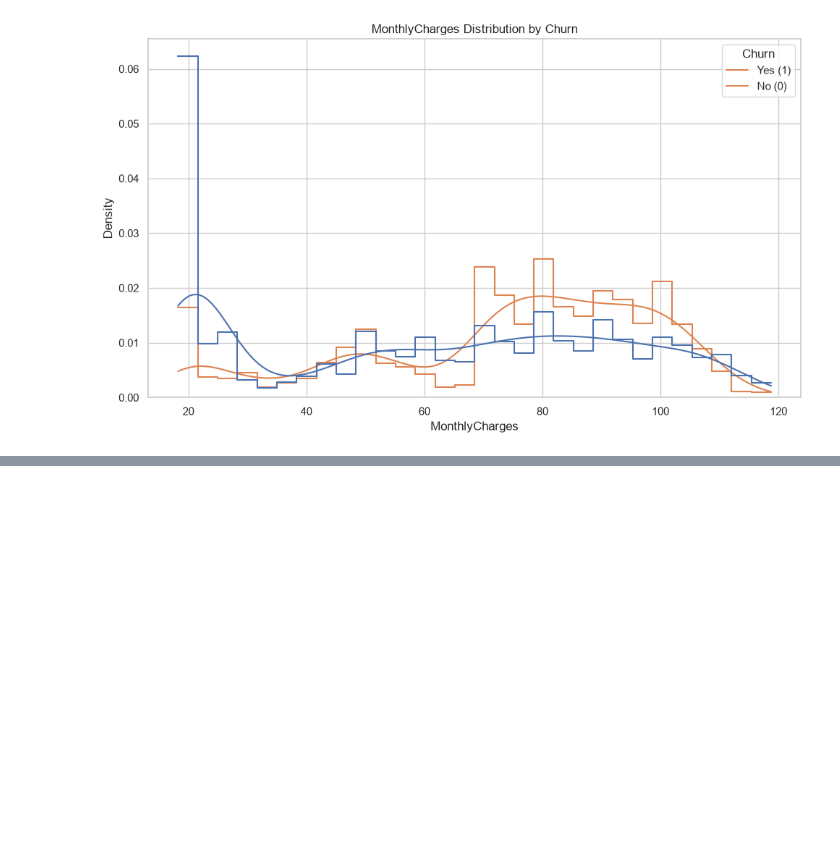
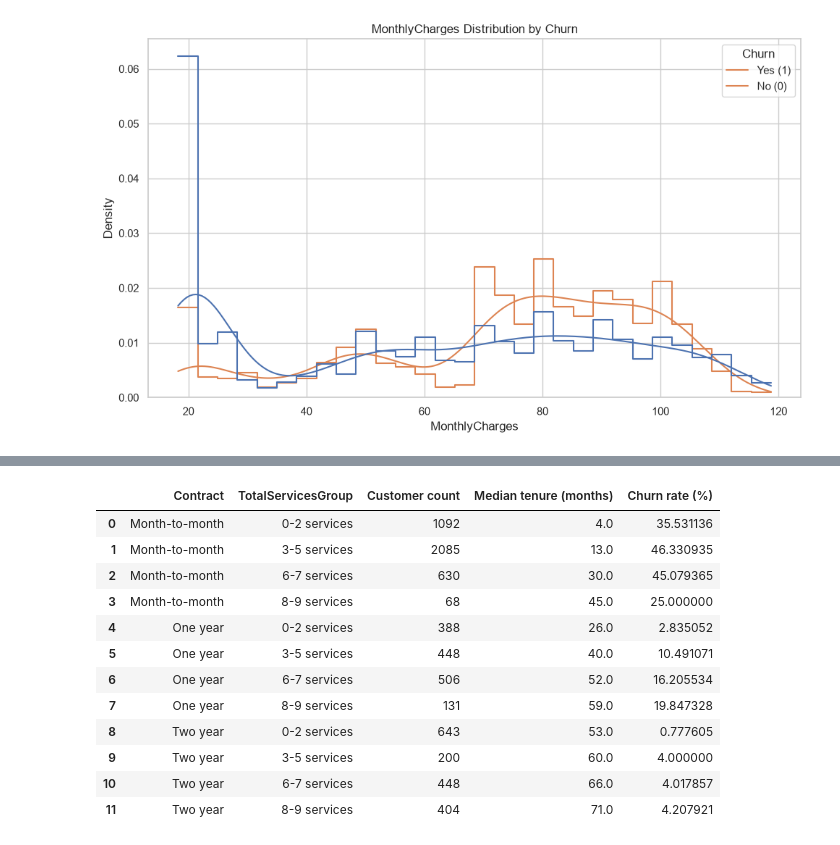
Before and after one commit to quoctuan1111/customer-churn-prediction, a Jupyter notebook: notebooks/02_eda.ipynb, the cells around one changed output, grey strips where cells are left out. Saved outputs shown, nothing was run; the diff lists cells and outputs as text; code cells hidden in the pictures; blank space fills up the shorter version.

```diff
--- a/notebooks/02_eda.ipynb
+++ b/notebooks/02_eda.ipynb
@@ -270,0 +363,34 @@ plt.show()
+# %%
+tenure_summary = (
+    analysis_df.groupby(["Contract", "TotalServicesGroup"], observed=False)
+    .agg(
+        **{
+            "Customer count": ("customerID", "size"),
+            "Median tenure (months)": ("tenure", "median"),
+        }
+    )
+    .reset_index()
+)
+
+tenure_churn_comparison = tenure_summary.merge(
+    contract_service_summary[["Contract", "TotalServicesGroup", "Churn rate (%)"]],
+    on=["Contract", "TotalServicesGroup"],
+    how="left",
+    validate="one_to_one",
+).sort_values(["Contract", "TotalServicesGroup"])
+
+display(tenure_churn_comparison)
+# %% [output]
+|  | Contract | TotalServicesGroup | Customer count | Median tenure (months) | Churn rate (%) |
+| 0 | Month-to-month | 0-2 services | 1092 | 4.0 | 35.531136 |
+| 1 | Month-to-month | 3-5 services | 2085 | 13.0 | 46.330935 |
+| 2 | Month-to-month | 6-7 services | 630 | 30.0 | 45.079365 |
+| 3 | Month-to-month | 8-9 services | 68 | 45.0 | 25.000000 |
+| 4 | One year | 0-2 services | 388 | 26.0 | 2.835052 |
+| 5 | One year | 3-5 services | 448 | 40.0 | 10.491071 |
+| 6 | One year | 6-7 services | 506 | 52.0 | 16.205534 |
+| 7 | One year | 8-9 services | 131 | 59.0 | 19.847328 |
+| 8 | Two year | 0-2 services | 643 | 53.0 | 0.777605 |
+| 9 | Two year | 3-5 services | 200 | 60.0 | 4.000000 |
+| 10 | Two year | 6-7 services | 448 | 66.0 | 4.017857 |
+| 11 | Two year | 8-9 services | 404 | 71.0 | 4.207921 |
```
Also changed, not shown: parts of 9 cells of this notebook.
